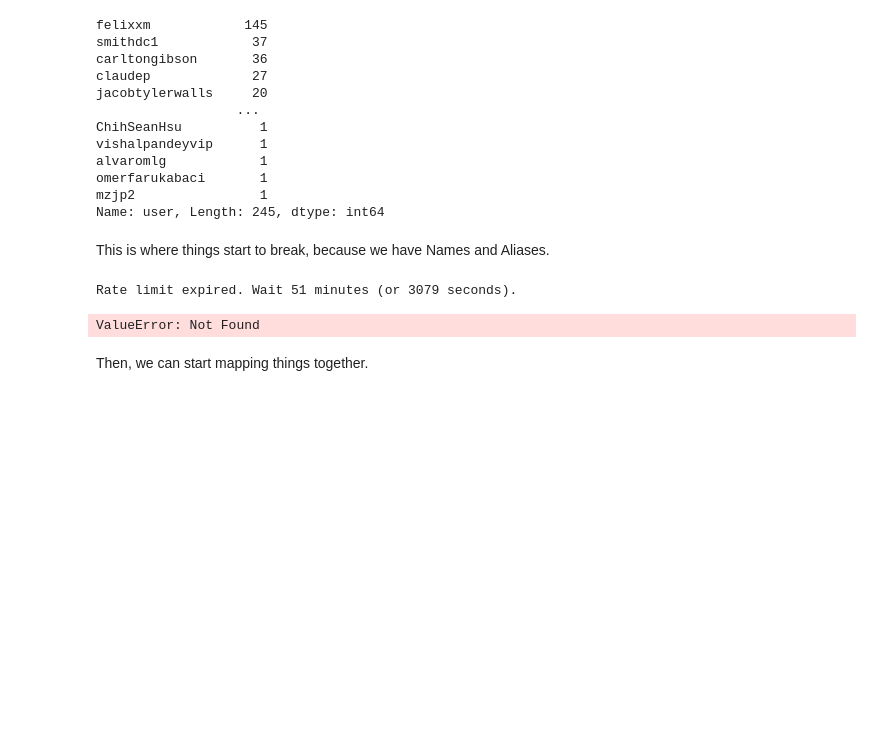
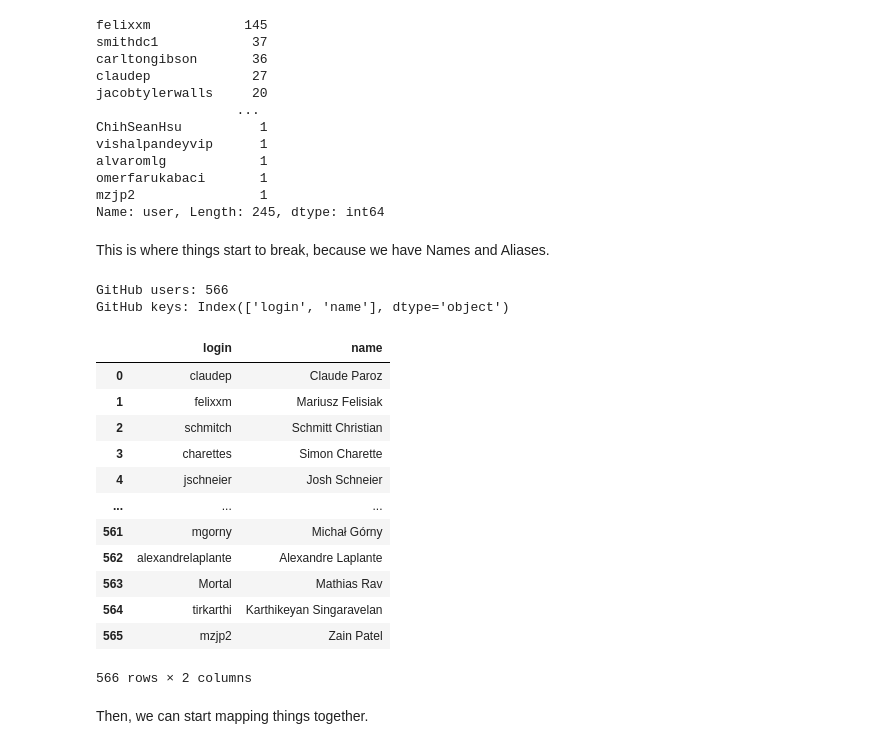
Before and after one commit to glasnt/dceu2022-sprints-work, a Jupyter notebook: notebook.ipynb, the cells around one changed output. Cells and saved outputs as stored; diff of their text form; code cells hidden in the pictures; blank space fills up the shorter version.

```diff
--- a/notebook.ipynb
+++ b/notebook.ipynb
@@ -248,11 +250,14 @@ def get_trac_details(ticket_no):
     changes = response.json()["result"]
 
     for change in changes:
+        name = change[1]
+        if name:
+            name = name.split("<")[0].strip() # remove emails,
         ticket_comments.append(
             {
                 "ticket_id": ticket_no,
                 "datetime": change[0]["__jsonclass__"][1],
-                "name": change[1],
+                "name": name,
                 "change_type": change[2],
                 "old_value": change[3],
                 "new_value": change[4],
@@ -357,7 +362,7 @@ def github_api(uri):
     )
 
     if resp.status_code != 200:
-        if "x-ratelimit-reset" in resp.headers:
+        if "X-RateLimit-Remaining" in resp.headers and resp.headers["X-RateLimit-Remaining"] == 0:
             wait_seconds = int(resp.headers.get("x-ratelimit-reset")) - int(time.time())
             wait_minutes = int(wait_seconds / 60)
             print(f"Rate limit expired. Wait {wait_minutes} minutes (or {wait_seconds} seconds).")
@@ -524,26 +529,43 @@ This is where things start to break, because we have Names and Aliases.
 # %%
 github_users = []
 
 def get_github_user(user):
-    data = github_api(f"/users/{user}")
+    try:
+        data = github_api(f"/users/{user}")
+    except ValueError:
+        return {"login": user, "name": user}
+
     return {"login": data["login"],
            "name": data["name"]}
 
 
 for user in tqdm(list(pull_requests_df.user.unique())):
     github_users.append(get_github_user(user))
 
 # TODO get full github user list (RATELIMITED)
 for user in tqdm(list(pull_request_comments_df.user.unique())):
     github_users.append(get_github_user(user))
 
 print("GitHub users:", len(github_users))
 github_users_df = pd.DataFrame(github_users)
 print("GitHub keys:", github_users_df.keys())
 github_users_df
 # %% [output]
-Rate limit expired. Wait 51 minutes (or 3079 seconds).
+GitHub users: 566
+GitHub keys: Index(['login', 'name'], dtype='object')
+|  | login | name |
+| 0 | claudep | Claude Paroz |
+| 1 | felixxm | Mariusz Felisiak |
+| 2 | schmitch | Schmitt Christian |
+| 3 | charettes | Simon Charette |
+| 4 | jschneier | Josh Schneier |
+| ... | ... | ... |
+| 561 | mgorny | Michał Górny |
+| 562 | alexandrelaplante | Alexandre Laplante |
+| 563 | Mortal | Mathias Rav |
+| 564 | tirkarthi | Karthikeyan Singaravelan |
+| 565 | mzjp2 | Zain Patel |
-ValueError: Not Found
+566 rows × 2 columns
 # %% [markdown]
 Then, we can start mapping things together.
 # %%
```
Also changed, not shown: parts of 12 cells of this notebook, 3 other files.
